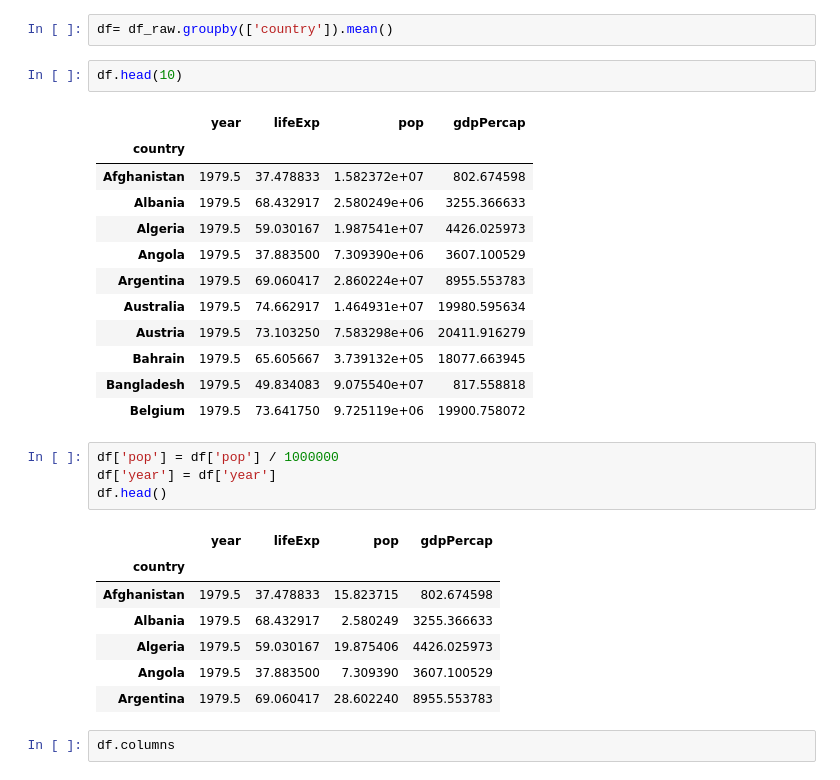
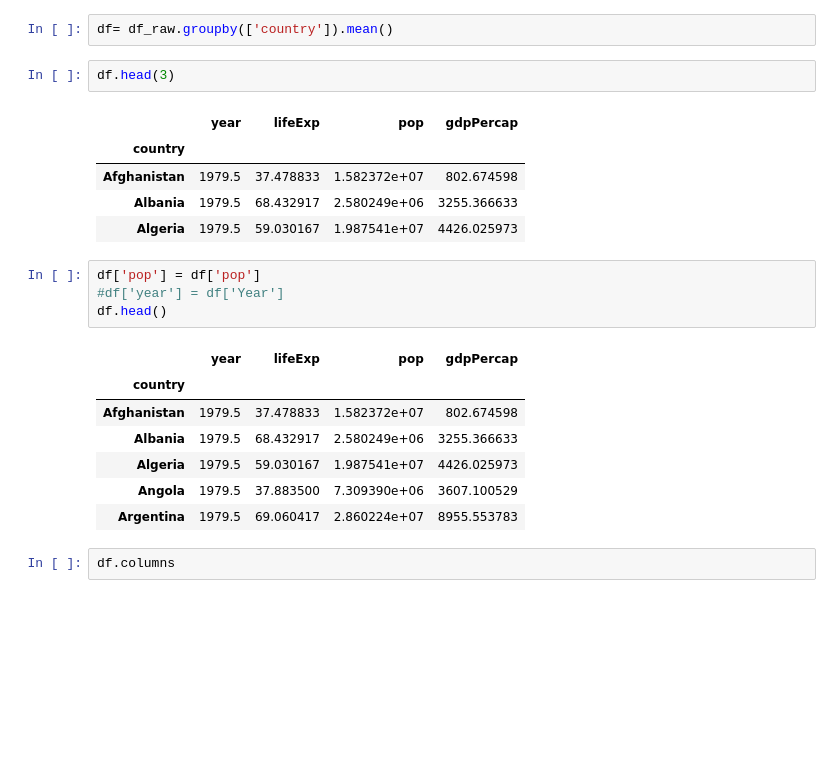
Before and after one commit to waleedhanna/Project_1-, a Jupyter notebook: GDP vs. Life Expectancy.ipynb, the cells around one changed output. Saved outputs shown, nothing was run; the diff lists cells and outputs as text; blank space fills up the shorter version.

```diff
--- a/GDP vs. Life Expectancy.ipynb
+++ b/GDP vs. Life Expectancy.ipynb
@@ -29,32 +44,25 @@ memory usage: 80.0+ KB
 # %%
 df= df_raw.groupby(['country']).mean()
 # %%
-df.head(10)
+df.head(3)
 # %% [output]
 |  | year | lifeExp | pop | gdpPercap |
 | country |  |  |  |  |
 | Afghanistan | 1979.5 | 37.478833 | 1.582372e+07 | 802.674598 |
 | Albania | 1979.5 | 68.432917 | 2.580249e+06 | 3255.366633 |
 | Algeria | 1979.5 | 59.030167 | 1.987541e+07 | 4426.025973 |
-| Angola | 1979.5 | 37.883500 | 7.309390e+06 | 3607.100529 |
-| Argentina | 1979.5 | 69.060417 | 2.860224e+07 | 8955.553783 |
-| Australia | 1979.5 | 74.662917 | 1.464931e+07 | 19980.595634 |
-| Austria | 1979.5 | 73.103250 | 7.583298e+06 | 20411.916279 |
-| Bahrain | 1979.5 | 65.605667 | 3.739132e+05 | 18077.663945 |
-| Bangladesh | 1979.5 | 49.834083 | 9.075540e+07 | 817.558818 |
-| Belgium | 1979.5 | 73.641750 | 9.725119e+06 | 19900.758072 |
 # %%
-df['pop'] = df['pop'] / 1000000
-df['year'] = df['year']
+df['pop'] = df['pop']
+#df['year'] = df['Year']
 df.head()
 # %% [output]
 |  | year | lifeExp | pop | gdpPercap |
 | country |  |  |  |  |
-| Afghanistan | 1979.5 | 37.478833 | 15.823715 | 802.674598 |
-| Albania | 1979.5 | 68.432917 | 2.580249 | 3255.366633 |
-| Algeria | 1979.5 | 59.030167 | 19.875406 | 4426.025973 |
-| Angola | 1979.5 | 37.883500 | 7.309390 | 3607.100529 |
-| Argentina | 1979.5 | 69.060417 | 28.602240 | 8955.553783 |
+| Afghanistan | 1979.5 | 37.478833 | 1.582372e+07 | 802.674598 |
+| Albania | 1979.5 | 68.432917 | 2.580249e+06 | 3255.366633 |
+| Algeria | 1979.5 | 59.030167 | 1.987541e+07 | 4426.025973 |
+| Angola | 1979.5 | 37.883500 | 7.309390e+06 | 3607.100529 |
+| Argentina | 1979.5 | 69.060417 | 2.860224e+07 | 8955.553783 |
 # %%
 df.columns
 # %% [output]
```
Also changed, not shown: parts of 46 cells of this notebook.
